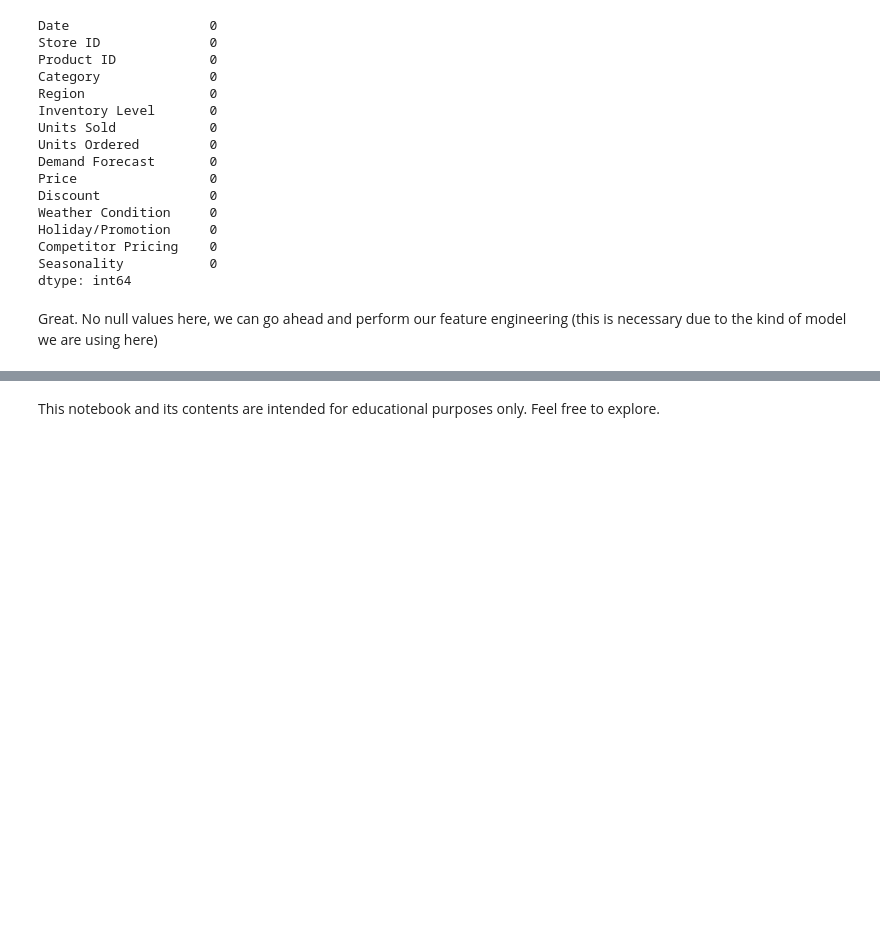
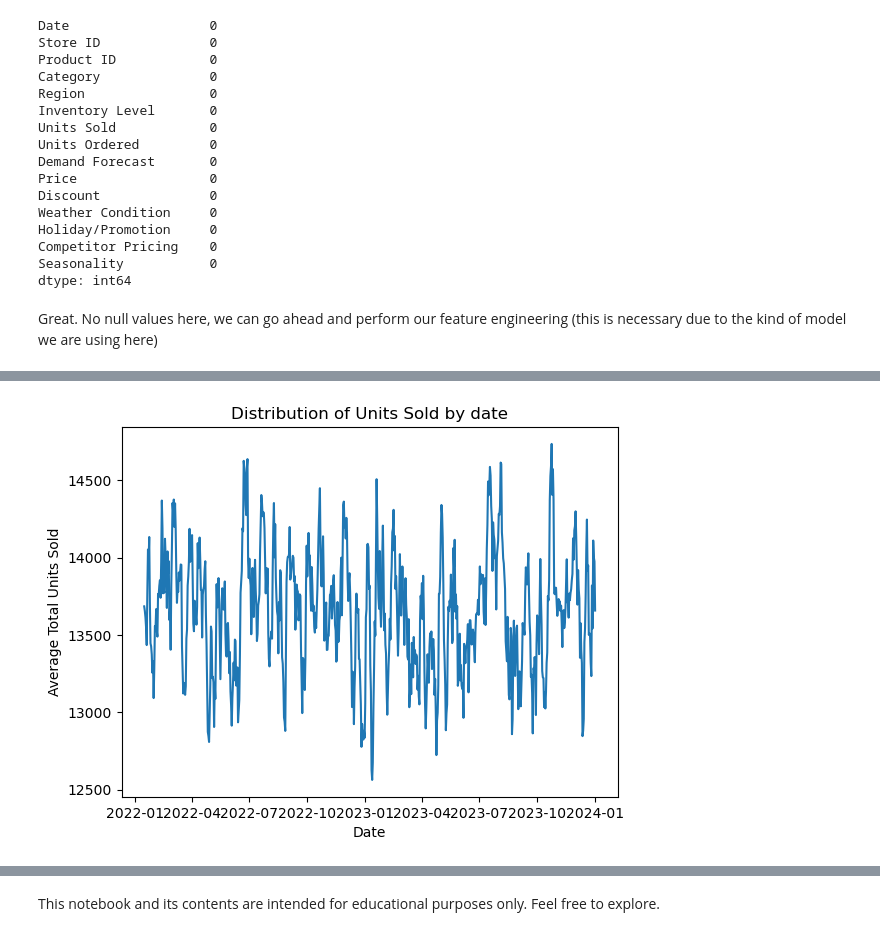
Before and after one commit to Mohammed-Hanan-Othman/time-series-forecasting, a Jupyter notebook: notebooks/sales_prediction_lightgbm.ipynb, the cells around one changed output, grey strips where cells are left out. Cells and saved outputs as stored; diff of their text form; code cells hidden in the pictures; blank space fills up the shorter version.

```diff
--- a/notebooks/sales_prediction_lightgbm.ipynb
+++ b/notebooks/sales_prediction_lightgbm.ipynb
@@ -62,0 +139,8 @@ Great. No null values here, we can go ahead and perform our feature engineering
+# %%
+# Visualizing trends in Total Units Sold
+plt.plot(daily_df["Date"] ,daily_df["units_rolling_7_mean"])
+plt.xlabel("Date")
+plt.ylabel("Average Total Units Sold")
+plt.title("Distribution of Units Sold by date");
+# %% [output]
+[figure, added]
```
Also changed, not shown: parts of 21 cells of this notebook.
